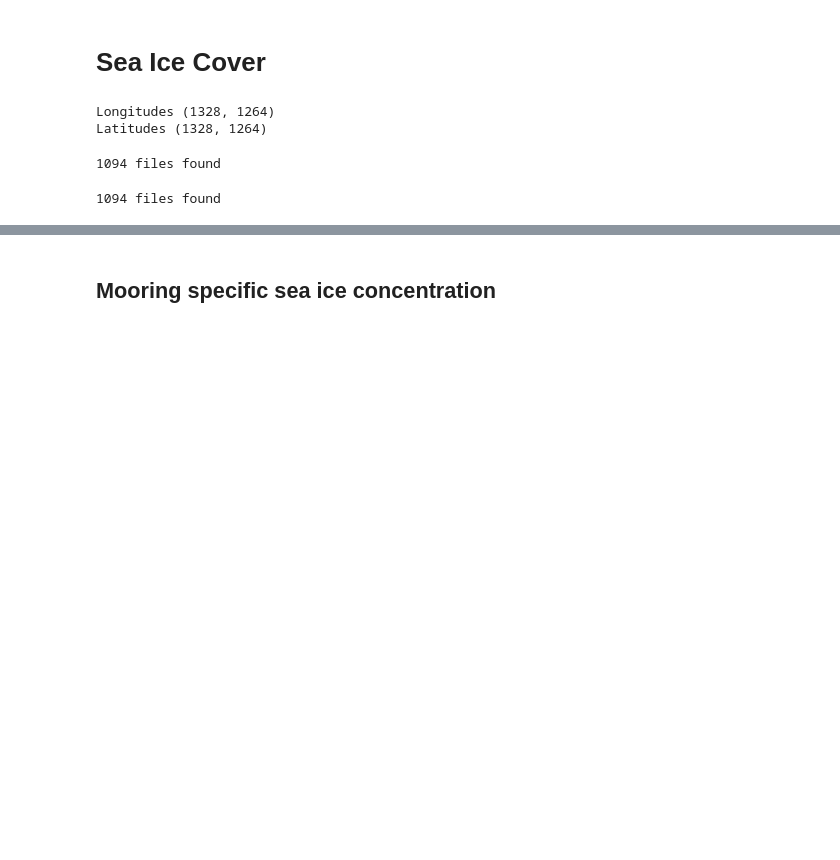
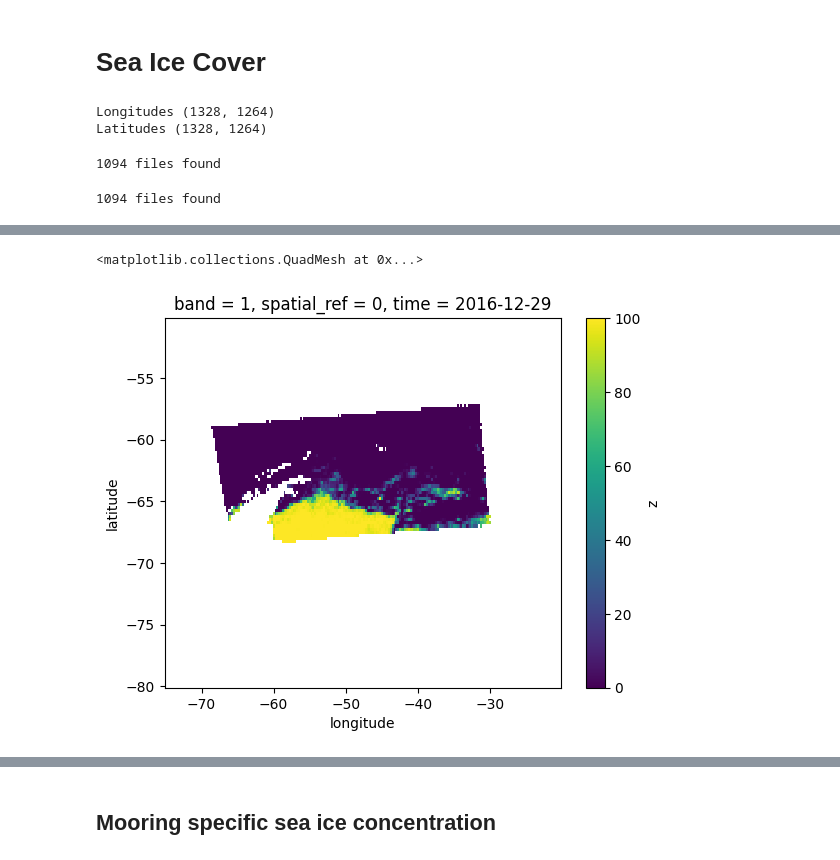
Before and after one commit to opinner/pinner2026_JPO_code, a Jupyter notebook: scripts/proxy_preprocessing/daily_sea_ice_cover.ipynb, the cells around one changed output, grey strips where cells are left out. Drawn from its saved outputs; the diff is of its cells as text; code cells hidden in the pictures; blank space fills up the shorter version.

```diff
--- a/scripts/proxy_preprocessing/daily_sea_ice_cover.ipynb
+++ b/scripts/proxy_preprocessing/daily_sea_ice_cover.ipynb
@@ -117,0 +113,28 @@ array([[[nan, nan, nan, ..., nan, nan, nan],
+# %%
+from pyproj import Transformer
+
+# Target lat/lon grid
+lat = np.arange(-80, -50, 0.25)
+lon = np.arange(-75, -20, 0.25)
+lon2d, lat2d = np.meshgrid(lon, lat)
+
+# Projection of the source data (NSIDC Antarctic polar stereographic)
+crs = daily_sea_ice_cover.spatial_ref.attrs["crs_wkt"]  # or: "EPSG:3412"
+transformer = Transformer.from_crs("EPSG:4326", crs, always_xy=True)
+x_t, y_t = transformer.transform(lon2d, lat2d)
+
+# Target points as DataArrays carrying the new lat/lon dims
+x_t = xr.DataArray(x_t, dims=("latitude", "longitude"), coords={"latitude": lat, "longitude": lon})
+y_t = xr.DataArray(y_t, dims=("latitude", "longitude"), coords={"latitude": lat, "longitude": lon})
+
+five_day_sea_ice_cover = (
+    daily_sea_ice_cover.resample(time="120h", origin=pd.Timestamp("2017-02-12"))
+    .mean()  # resample first: cheaper than interpolating every day
+    .sortby("y")  # y is descending; make it ascending for interp
+    .interp(x=x_t, y=y_t)  # vectorized (pointwise) interpolation
+)
+# %%
+five_day_sea_ice_cover.isel(time=0).plot()
+# %% [output]
+<matplotlib.collections.QuadMesh at 0x...>
+[figure, added]
```
Also changed, not shown: parts of 15 cells of this notebook, 3 other files.
